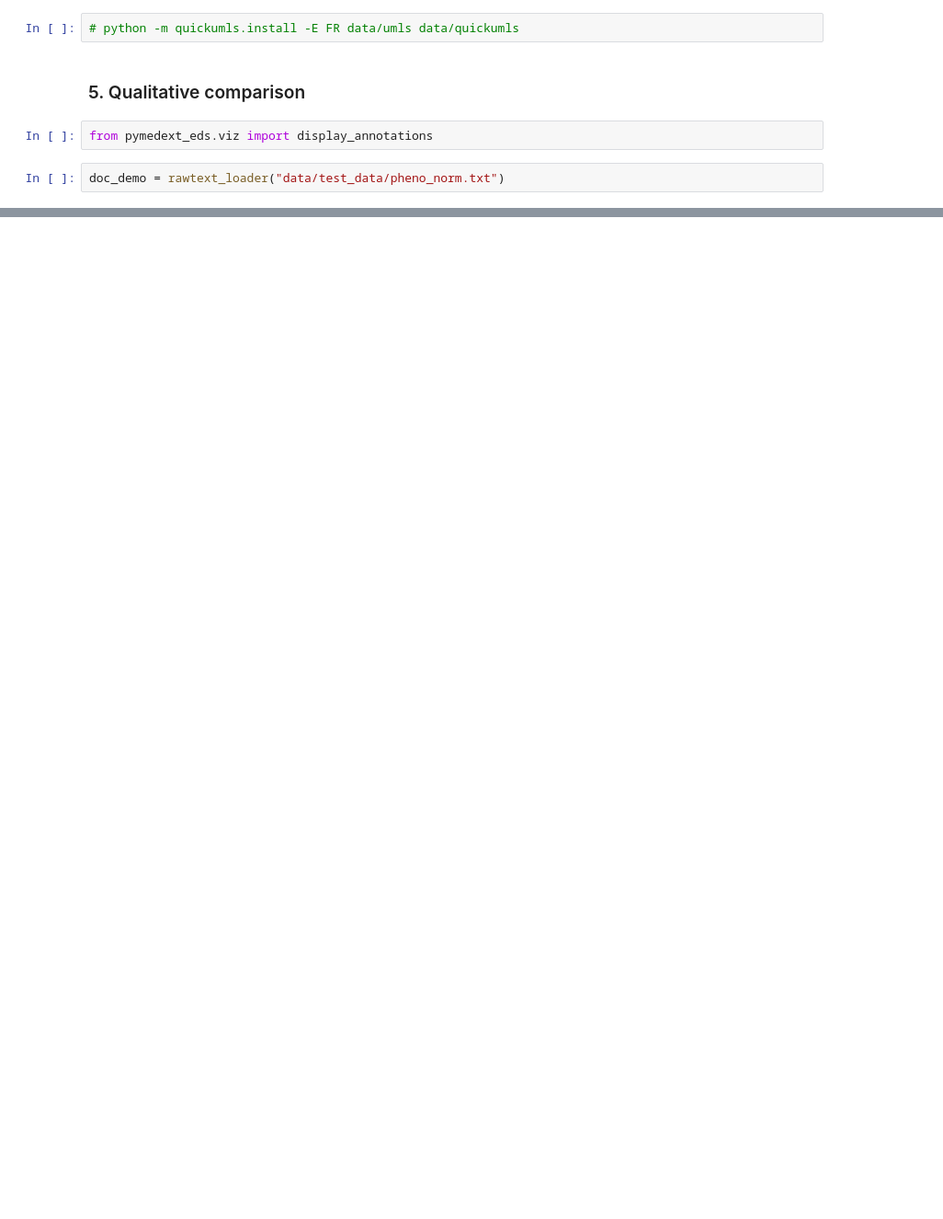
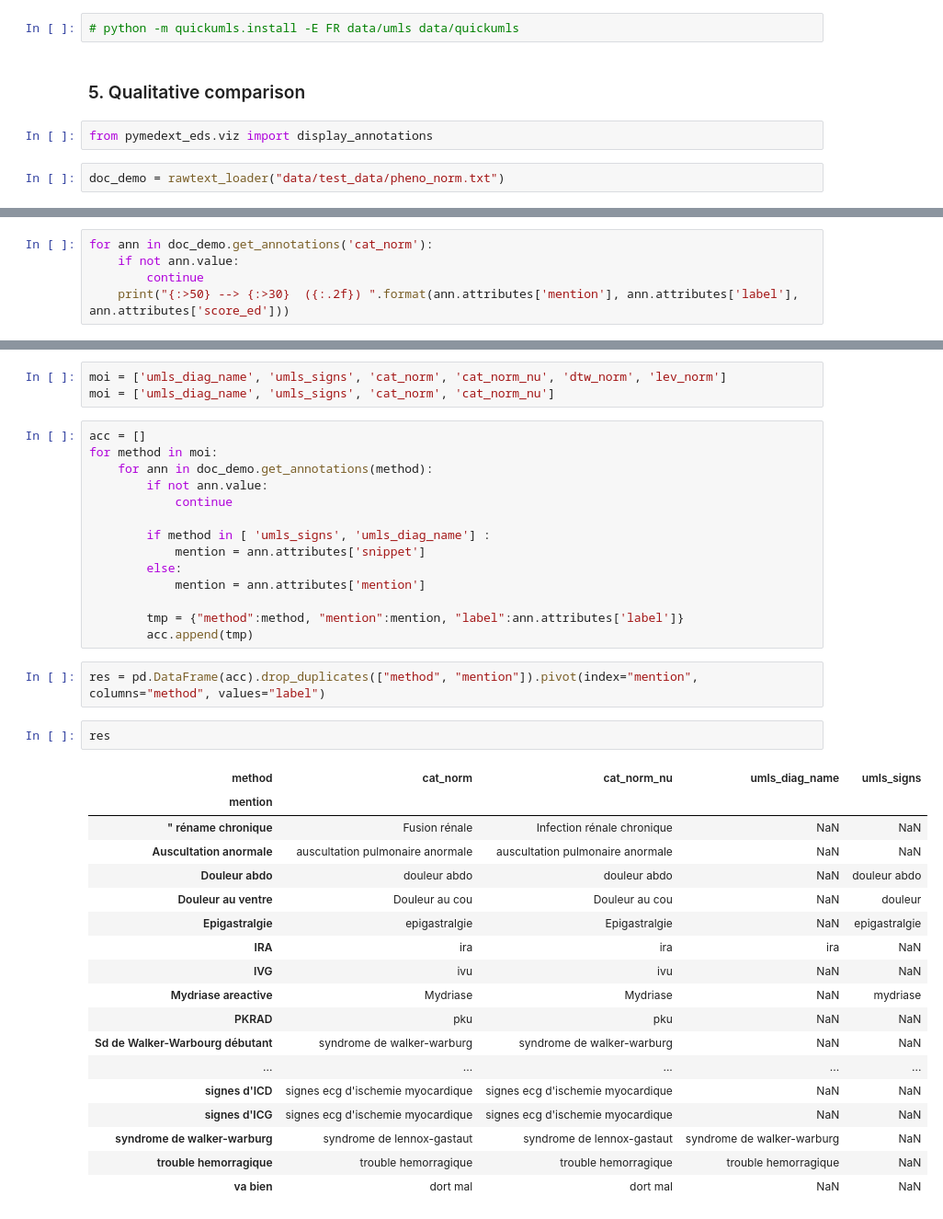
Before and after one commit to equipe22/pymedext_eds, a Jupyter notebook: notebook_tutorials/pheno_norm_compare.ipynb, the cells around one changed output, grey strips where cells are left out. Shown: that part at 92% size. Cells and saved outputs as stored; diff of their text form; blank space fills up the shorter version.

```diff
--- a/notebook_tutorials/pheno_norm_compare.ipynb
+++ b/notebook_tutorials/pheno_norm_compare.ipynb
@@ -639,0 +947,5 @@ Merci de recevoir en consultation Mme Jeanne Bach, présentant une sclérose lat
+# %%
+for ann in doc_demo.get_annotations('cat_norm'):
+    if not ann.value:
+        continue
+    print("{:>50} --> {:>30}  ({:.2f}) ".format(ann.attributes['mention'], ann.attributes['label'], ann.attributes['score_ed']))
@@ -639,0 +970,40 @@ Merci de recevoir en consultation Mme Jeanne Bach, présentant une sclérose lat
+# %%
+moi = ['umls_diag_name', 'umls_signs', 'cat_norm', 'cat_norm_nu', 'dtw_norm', 'lev_norm']
+moi = ['umls_diag_name', 'umls_signs', 'cat_norm', 'cat_norm_nu']
+# %%
+acc = []
+for method in moi:
+    for ann in doc_demo.get_annotations(method):
+        if not ann.value:
+            continue
+
+        if method in [ 'umls_signs', 'umls_diag_name'] :
+            mention = ann.attributes['snippet']
+        else:
+            mention = ann.attributes['mention']
+
+        tmp = {"method":method, "mention":mention, "label":ann.attributes['label']}
+        acc.append(tmp)
+# %%
+res = pd.DataFrame(acc).drop_duplicates(["method", "mention"]).pivot(index="mention", columns="method", values="label")
+# %%
+res
+# %% [output]
+| method | cat_norm | cat_norm_nu | umls_diag_name | umls_signs |
+| mention |  |  |  |  |
+| " réname chronique | Fusion rénale | Infection rénale chronique | NaN | NaN |
+| Auscultation anormale | auscultation pulmonaire anormale | auscultation pulmonaire anormale | NaN | NaN |
+| Douleur abdo | douleur abdo | douleur abdo | NaN | douleur abdo |
+| Douleur au ventre | Douleur au cou | Douleur au cou | NaN | douleur |
+| Epigastralgie | epigastralgie | Epigastralgie | NaN | epigastralgie |
+| IRA | ira | ira | ira | NaN |
+| IVG | ivu | ivu | NaN | NaN |
+| Mydriase areactive | Mydriase | Mydriase | NaN | mydriase |
+| PKRAD | pku | pku | NaN | NaN |
+| Sd de Walker-Warbourg débutant | syndrome de walker-warburg | syndrome de walker-warburg | NaN | NaN |
+| ... | ... | ... | ... | ... |
+| signes d'ICD | signes ecg d'ischemie myocardique | signes ecg d'ischemie myocardique | NaN | NaN |
+| signes d'ICG | signes ecg d'ischemie myocardique | signes ecg d'ischemie myocardique | NaN | NaN |
+| syndrome de walker-warburg | syndrome de lennox-gastaut | syndrome de lennox-gastaut | syndrome de walker-warburg | NaN |
+| trouble hemorragique | trouble hemorragique | trouble hemorragique | trouble hemorragique | NaN |
+| va bien | dort mal | dort mal | NaN | NaN |
```
Also changed, not shown: parts of 116 cells of this notebook, 2 other files.
